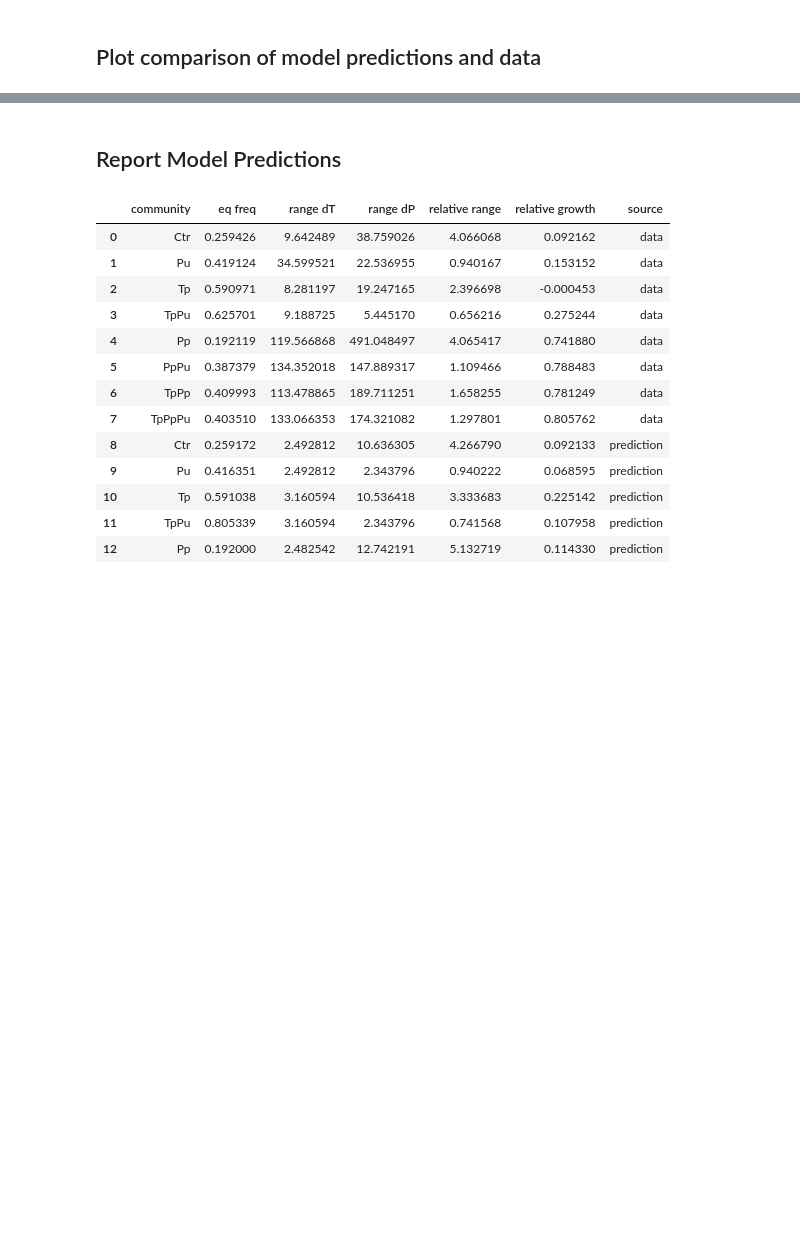
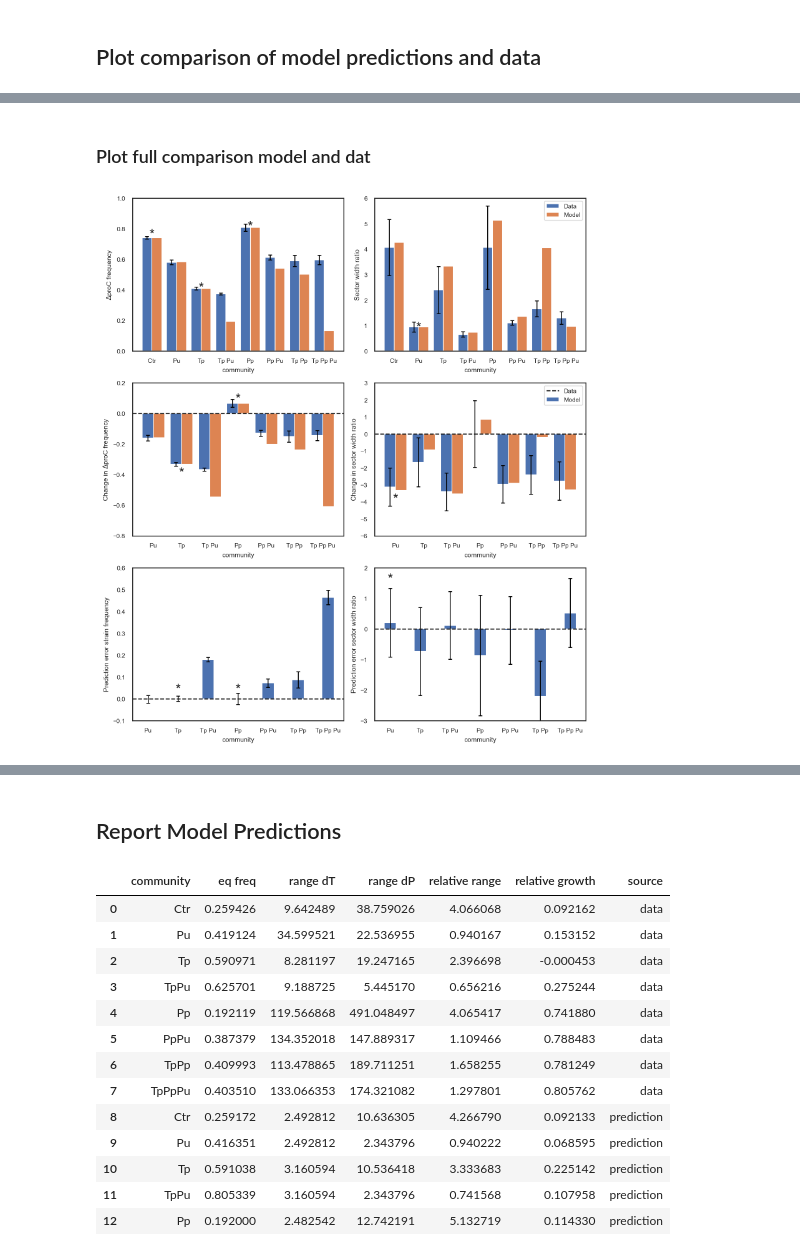
Before and after one commit to simonvanvliet/AuxotrophRangeExpansionModel, a Jupyter notebook: plot_model_predictions_range_expansion.ipynb, the cells around one changed output, grey strips where cells are left out. Cells and saved outputs as stored; diff of their text form; code cells hidden in the pictures; blank space fills up the shorter version.

```diff
--- a/plot_model_predictions_range_expansion.ipynb
+++ b/plot_model_predictions_range_expansion.ipynb
@@ -177,0 +345,78 @@ df.to_csv('Processed-datafiles/model_predictions.csv', index=False)
+# %% [markdown]
+### Plot full comparison model and dat
+# %%
+#plot the prediction and data for EQ freq and relative range
+fig, axs = plt.subplots(3,2,figsize=(8,9))
+make_bar_plot(df, "community", "$\Delta$proC frequency", "$\Delta$proC frequency SE", "source", axs[0][0])
+make_bar_plot(df, "community", "Sector width ratio", "Sector width ratio SE", "source", axs[0][1])
+
+# Set max y-axis value for each subplot
+axs[0][0].set_ylim(top=1)  # Set max y-axis value for the first subplot
+axs[0][1].set_ylim(top=6)  # Set max y-axis value for the third subplot
+
+# Add stars above communities that where fitted to the data
+y_star_eq = 0.02
+y_star_range = 0.3
+ssize = 16
+
+axs[0][0].annotate('*', xy=(0, 0.8), fontsize=ssize, ha='center', va='top')
+axs[0][0].annotate('*', xy=(2, 0.45), fontsize=ssize, ha='center', va='top')
+axs[0][0].annotate('*', xy=(4, 0.85), fontsize=ssize, ha='center', va='top')
+axs[0][1].annotate('*', xy=(1, 1.15), fontsize=ssize, ha='center', va='top')
+
+
+axs[0][1].legend(['Data', 'Model'], loc='upper right')
+
+
+#plot the prediction and data for EQ freq and relative range
+df_rel.rename(columns={'Change in Sector width ratio': 'Change in sector width ratio'}, inplace=True)
+df_rel.rename(columns={'Change in Sector width ratio SE': 'Change in sector width ratio SE'}, inplace=True)
+make_bar_plot(df_rel, "community", "Change in $\Delta$proC frequency", "Change in $\Delta$proC frequency SE", "source", axs[1][0])
+make_bar_plot(df_rel, "community", "Change in sector width ratio", "Change in sector width ratio SE", "source", axs[1][1])
+
+# Add stars above communities that where fitted to the data
+axs[1][0].annotate('*', xy=(1, -0.35), fontsize=ssize, ha='center', va='top')
+axs[1][0].annotate('*', xy=(3, 0.05), fontsize=ssize, ha='center', va='bottom')
+axs[1][1].annotate('*', xy=(0, -3.5), fontsize=ssize, ha='center', va='top')
+
+# Set max y-axis value for each subplot
+axs[1][0].set_ylim((-0.8,0.2))  # Set max y-axis value for the first subplot
+axs[1][1].set_ylim((-6,3))  # Set max y-axis value for the third subplot
+
+#add dotted vertical reference line
+axs[1][0].axhline(y=0, color='k', linestyle='--')
+axs[1][1].axhline(y=0, color='k', linestyle='--')
+
+axs[1][1].legend(['Data', 'Model'], loc='upper right')
+
+
+
+#plot the prediction and data for EQ freq and relative range
+df_error.rename(columns={'Error in Sector width ratio': 'Prediction error sector width ratio'}, inplace=True)
+df_error.rename(columns={'Error in $\Delta$proC frequency': 'Prediction error strain frequency'}, inplace=True)
+
+make_bar_plot(df_error, "community", "Prediction error strain frequency", "Error strain frequency SE", "source", axs[2][0])
+make_bar_plot(df_error, "community", "Prediction error sector width ratio", "Error sector width ratio SE", "source", axs[2][1])
+
+#Add stars above communities that where fitted to the data
+y_star_eq = 0.01
+y_star_range = 1.4
+
+axs[2][0].annotate('*', xy=(3, y_star_eq), fontsize=ssize, ha='center', va='bottom')
+axs[2][0].annotate('*', xy=(1, y_star_eq), fontsize=ssize, ha='center', va='bottom')
+axs[2][1].annotate('*', xy=(0, y_star_range), fontsize=ssize, ha='center', va='bottom')
+
+#add dotted vertical reference line
+axs[2][0].axhline(y=0, color='k', linestyle='--')
+axs[2][1].axhline(y=0, color='k', linestyle='--')
+
+
+axs[2][0].set_ylim((-0.1,0.6));
+axs[2][1].set_ylim((-3,2));
+
+fig.tight_layout()
+
+
+fig.savefig(f"Figures/model_predictions_relative_change_and_error.pdf")
+# %% [output]
+[figure, added]
```
Also changed, not shown: parts of 11 cells of this notebook, 3 other files.
